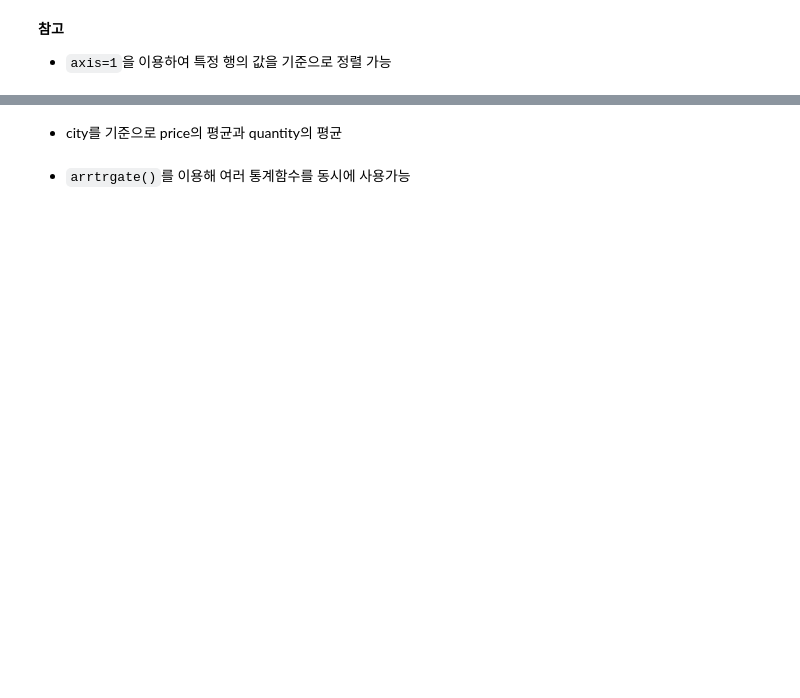
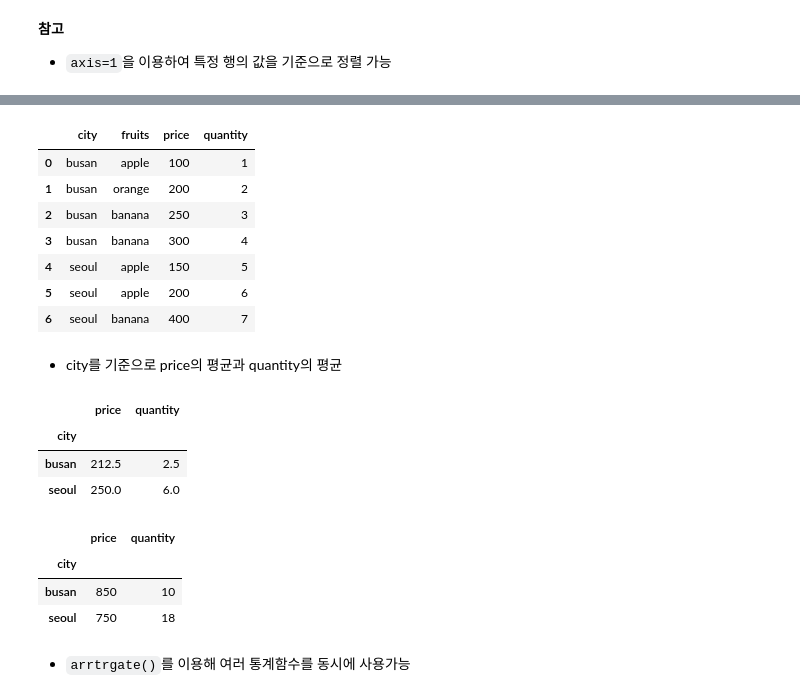
Before and after one commit to hartkim/python_practice, a Jupyter notebook: tuto/4_pandas_basics_2(student).ipynb, the cells around one changed output, grey strips where cells are left out. Drawn from its saved outputs; the diff is of its cells as text; code cells hidden in the pictures; blank space fills up the shorter version.

```diff
--- a/tuto/4_pandas_basics_2(student).ipynb
+++ b/tuto/4_pandas_basics_2(student).ipynb
@@ -453,7 +748,33 @@ df = pd.DataFrame({
     'price': [100, 200, 250, 300, 150, 200, 400],
     'quantity': [1, 2, 3, 4, 5, 6, 7]
 })
+# %%
+df
+# %% [output]
+|  | city | fruits | price | quantity |
+| 0 | busan | apple | 100 | 1 |
+| 1 | busan | orange | 200 | 2 |
+| 2 | busan | banana | 250 | 3 |
+| 3 | busan | banana | 300 | 4 |
+| 4 | seoul | apple | 150 | 5 |
+| 5 | seoul | apple | 200 | 6 |
+| 6 | seoul | banana | 400 | 7 |
 # %% [markdown]
 - city를 기준으로 price의 평균과 quantity의 평균
+# %%
+# series에서 사용되는 함수를 쓸 수 있다.
+df.groupby("city").mean()
+# %% [output]
+|  | price | quantity |
+| city |  |  |
+| busan | 212.5 | 2.5 |
+| seoul | 250.0 | 6.0 |
+# %%
+df.groupby("city").sum()
+# %% [output]
+|  | price | quantity |
+| city |  |  |
+| busan | 850 | 10 |
+| seoul | 750 | 18 |
 # %% [markdown]
 - `arrtrgate()`를 이용해 여러 통계함수를 동시에 사용가능
```
Also changed, not shown: parts of 53 cells of this notebook, 1 other file.
